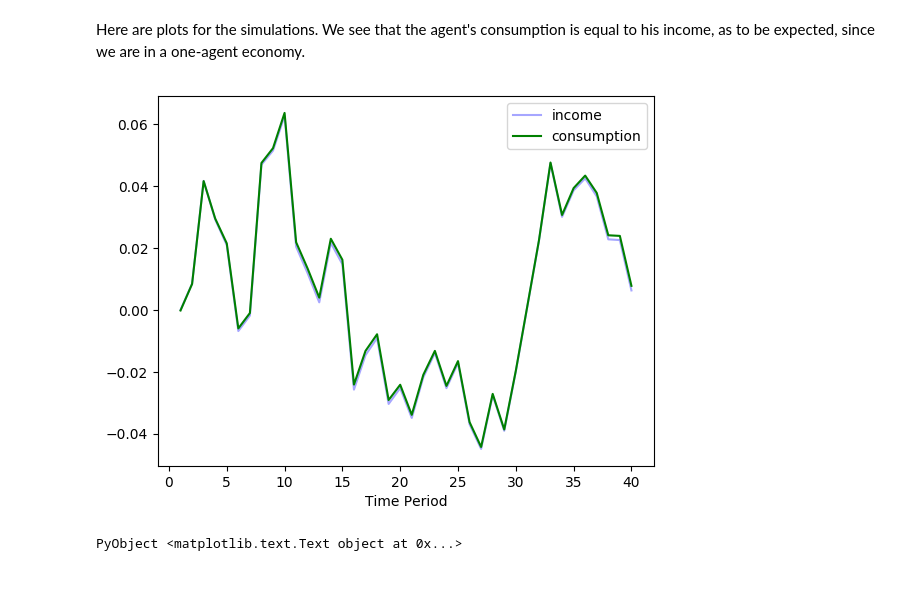
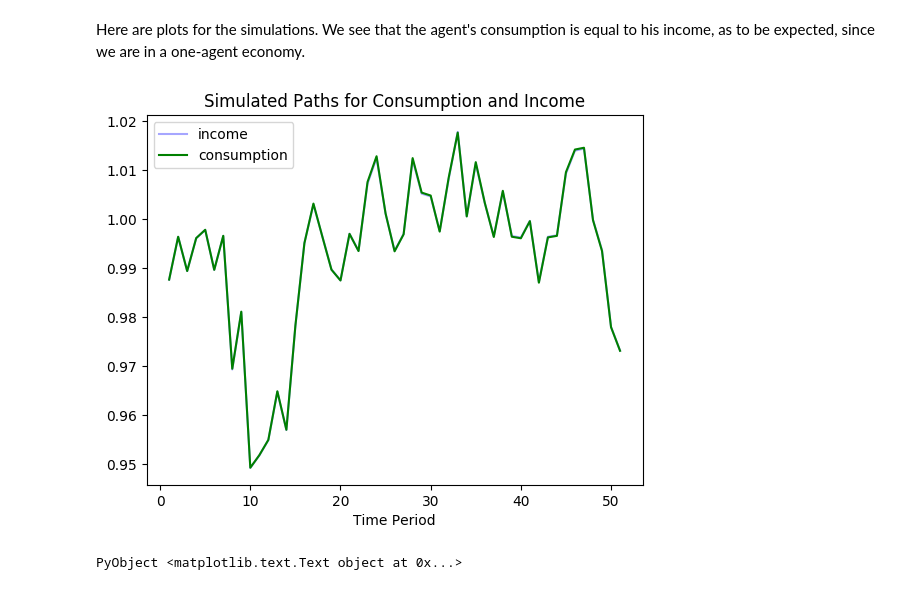
Before and after one commit to azheng25/OLG-Examples, a Jupyter notebook: Huggett1993.ipynb, the cells around one changed output. Saved outputs shown, nothing was run; the diff lists cells and outputs as text; code cells hidden in the pictures.

Commit message:
Made fixes to income process. Final version.

```diff
--- a/Huggett1993.ipynb
+++ b/Huggett1993.ipynb
@@ -92,8 +102,7 @@ And data, a 3×100 Array{Float64,2}:
 # %% [markdown]
 Now we simulate the model. We do 100 simulations, each for $T=100$ periods.
 # %%
-T=40
+T=51
 hor=linspace(1,T,T)
-N=1
-ii=50
+ii=2
 # %% [output]
@@ -104,13 +113,16 @@ ii=50
 Here are plots for the simulations. We see that the agent's consumption is equal to his income, as to be expected, since we are in a one-agent economy.
 # %%
 # Simulations
+import PyPlot
+plt=PyPlot
 mc_ar=model.exogenous
-sim_armc = Dolo.simulate(model,dr;N=100,T=40)
-c=sim_armc[Axis{:N}(ii), Axis{:V}(:y)]+sim_armc[Axis{:N}(ii), Axis{:V}(:s)]*0.74-sim_armc[Axis{:N}(ii), Axis{:V}(:a)]
-plt.plot(hor, sim_armc[Axis{:N}(ii), Axis{:V}(:y)],color="blue", alpha=0.35, label="income")
+sim_armc = Dolo.simulate(model,dr;N=10,T=900)
+c=exp(sim_armc[Axis{:N}(ii), Axis{:V}(:lny)])[850:900]+sim_armc[Axis{:N}(ii), Axis{:V}(:s)][850:900]*0.000002-sim_armc[Axis{:N}(ii), Axis{:V}(:a)][850:900]
+plt.plot(hor, exp(sim_armc[Axis{:N}(ii), Axis{:V}(:lny)])[850:900],color="blue", alpha=0.35, label="income")
 plt.plot(hor, c, color="green",label="consumption")
 plt.legend()
 plt.xlabel("Time Period")
+plt.title("Simulated Paths for Consumption and Income")
 # %% [output]
-[figure, old version]
+[figure, new version]
 PyObject <matplotlib.text.Text object at 0x...>
```
Also changed, not shown: parts of 7 cells of this notebook, 1 other file.
